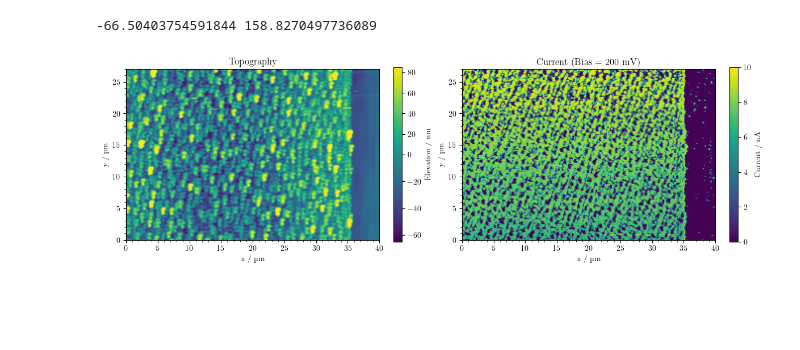
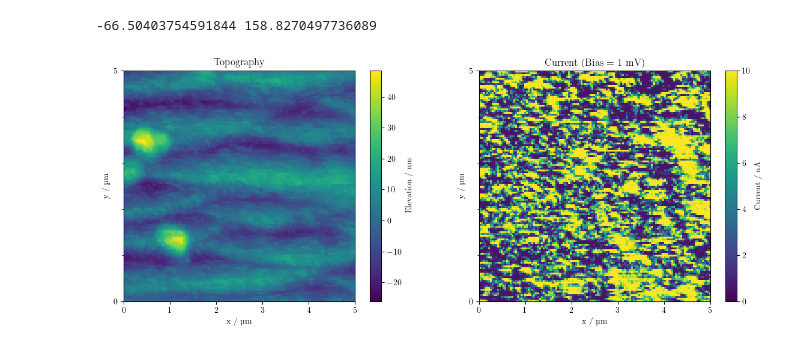
Before and after one commit to XXLutz13/Master_data, a Jupyter notebook: AFM/AFM_NiSi.ipynb, the cells around one changed output. Cells and saved outputs as stored; diff of their text form; code cells hidden in the pictures; blank space fills up the shorter version.

Commit message:
plotting AFM

```diff
--- a/AFM/AFM_NiSi.ipynb
+++ b/AFM/AFM_NiSi.ipynb
@@ -15,23 +15,23 @@ plt.rcParams.update({
 # file_path_topography = r"../Data/AFM/Valencia_2_W1/100x10_p_topography.txt"
 # file_path_current = r"../Data/AFM/Valencia_2_W1/100x10_p_current.txt"
 # Ni2Si Stückchen 850 °C:
-# file_path_topography = r"../Data/AFM/NiSi_Stückchen/Ni2Si_850_topography.txt"
-# file_path_current = r"../Data/AFM/NiSi_Stückchen/Ni2Si_850_current.txt"
+file_path_topography = r"../Data/AFM/NiSi_Stückchen/Ni2Si_1000_1mV_topography.txt"
+file_path_current = r"../Data/AFM/NiSi_Stückchen/Ni2Si_1000_1mV_current.txt"
 # file_path_topography = r"../Data/AFM/NiSi_Stückchen/Ni2Si_1000_1V_topography.txt"
 # file_path_current = r"../Data/AFM/NiSi_Stückchen/Ni2Si_1000_1V_current.txt"
 # Ni cTLM:
-file_path_topography = r"../Data/AFM/2026-01-16_cTLM_01/relevant/20251216_Strucktur_7-1_TLM_15um_200mV_Topography.txt"
-file_path_current = r"../Data/AFM/2026-01-16_cTLM_01/relevant/20251216_Strucktur_7-1_TLM_15um_200mV_Retrace_Current.txt"
+# file_path_topography = r"../Data/AFM/2026-01-16_cTLM_01/relevant/20251216_Strucktur_7-1_TLM_15um_200mV_Topography.txt"
+# file_path_current = r"../Data/AFM/2026-01-16_cTLM_01/relevant/20251216_Strucktur_7-1_TLM_15um_200mV_Retrace_Current.txt"
 
 topography_array = np.loadtxt(file_path_topography, delimiter=None)
 current_array = np.loadtxt(file_path_current, delimiter=None)
 # current_array = current_array + 0.53
 current_array = current_array * (-1)
 # %%
-# physical_width = 5   # x in µm
-# physical_height = 5  # y in µm
-physical_width = 40   # x in µm
-physical_height = 40  # y in µm
+physical_width = 5   # x in µm
+physical_height = 5  # y in µm
+# physical_width = 40   # x in µm
+# physical_height = 40  # y in µm
 # Valencia p
 # physical_width = 30   # x in µm
 # physical_height = 20  # y in µm
@@ -73,8 +73,10 @@ plt.show()
 # %%
 # x_min, x_max = 0, 30
 # y_min, y_max = 5, 20
-x_min, x_max = 0, 40
-y_min, y_max = 0, 27
+x_min, x_max = 0, 5
+y_min, y_max = 0, 5
+# x_min, x_max = 0, 40
+# y_min, y_max = 0, 27
 
 # boolean mask using the meshgrid
 mask = (X >= x_min) & (X <= x_max) & (Y >= y_min) & (Y <= y_max)
@@ -92,45 +94,48 @@ print(np.min(topography_array), np.max(topography_array))
 # norm_curr = mcolors.TwoSlopeNorm(vmin=-0.1, vcenter=0, vmax=10)
 # norm_topo = mcolors.TwoSlopeNorm(vmin=-45, vcenter=0, vmax=45)
 # norm_curr = mcolors.TwoSlopeNorm(vmin=-0.1, vcenter=0, vmax=10)
-norm_topo = mcolors.TwoSlopeNorm(vmin=-65, vcenter=0, vmax=85)
+norm_topo = mcolors.TwoSlopeNorm(vmin=-20, vcenter=0, vmax=40)
 norm_curr = mcolors.TwoSlopeNorm(vmin=-0.1, vcenter=0, vmax=10)
+# norm_topo = mcolors.TwoSlopeNorm(vmin=-65, vcenter=0, vmax=85)
+# norm_curr = mcolors.TwoSlopeNorm(vmin=-0.1, vcenter=0, vmax=10)
 # norm_topo = mcolors.TwoSlopeNorm(vmin=-25, vcenter=0, vmax=50)
 # norm_curr = mcolors.TwoSlopeNorm(vmin=-0.1, vcenter=0, vmax=10)
 
 
-fig, (ax1, ax2) = plt.subplots(1, 2, figsize=(14, 4))
+fig, (ax1, ax2) = plt.subplots(1, 2, figsize=(14, 5))
 
 # Topography Plot   topography_contact topography_array
 im1 = ax1.imshow(topography_contact, cmap='viridis', norm=norm_topo, extent=[x_min, x_max, y_min, y_max])    # [0, physical_width, 0, physical_height]
+im1 = ax1.imshow(topography_contact, cmap='viridis', extent=[x_min, x_max, y_min, y_max])
 
 cbar1 = plt.colorbar(im1, ax=ax1, label='Elevation (nm)', fraction=0.045, pad=0.05)
 cbar1.set_label('Elevation / nm')
 ax1.set_title("Topography")
 ax1.set_xlabel("x / µm")
 ax1.set_ylabel("y / µm")
 
 # Current Plot  current_contact current_array
 # im2 = ax2.imshow(current_contact, cmap='viridis', norm=norm_curr, extent=[x_min, x_max, y_min, y_max])   # viridis inferno            [x_min, x_max, y_min, y_max]
 # im2 = ax2.imshow(current_array, cmap='viridis', extent=[0, physical_width, 0, physical_height])   # viridis inferno            [x_min, x_max, y_min, y_max]
 im2 = ax2.imshow(current_contact, cmap='viridis', extent=[x_min, x_max, y_min, y_max], vmax=10, vmin=0)   # viridis inferno
 
 cbar2 = plt.colorbar(im2, ax=ax2, label='Current (pA)', fraction=0.045, pad=0.05)
 cbar2.set_label('Current / nA')
-ax2.set_title("Current (Bias = 200 mV)")
+ax2.set_title("Current (Bias = 1 mV)")
 ax2.set_xlabel("x / µm")
 ax2.set_ylabel("y / µm")
 
 from matplotlib.ticker import MultipleLocator
 ax1.yaxis.set_major_locator(MultipleLocator(5))
 ax2.yaxis.set_major_locator(MultipleLocator(5))
 ax1.yaxis.set_minor_locator(MultipleLocator(1))
 ax2.yaxis.set_minor_locator(MultipleLocator(1))
 ax1.xaxis.set_minor_locator(MultipleLocator(1))
 ax2.xaxis.set_minor_locator(MultipleLocator(1))
 
-# plt.savefig('../Images/AFM/Ni2Si_850.pdf', dpi=500)
+# plt.savefig('../Images/AFM/Ni2Si_850_1mV.pdf', dpi=500)
 # plt.savefig('../Images/AFM/Valencia2_W1_p.pdf', dpi=500)
 # plt.savefig('../Images/AFM/Ni_cTLM_2.pdf', dpi=500)
 plt.show()
 # %% [output]
-[figure, old version]
+[figure, new version]
```
Also changed, not shown: parts of 1 cell of this notebook, 1 other file.
